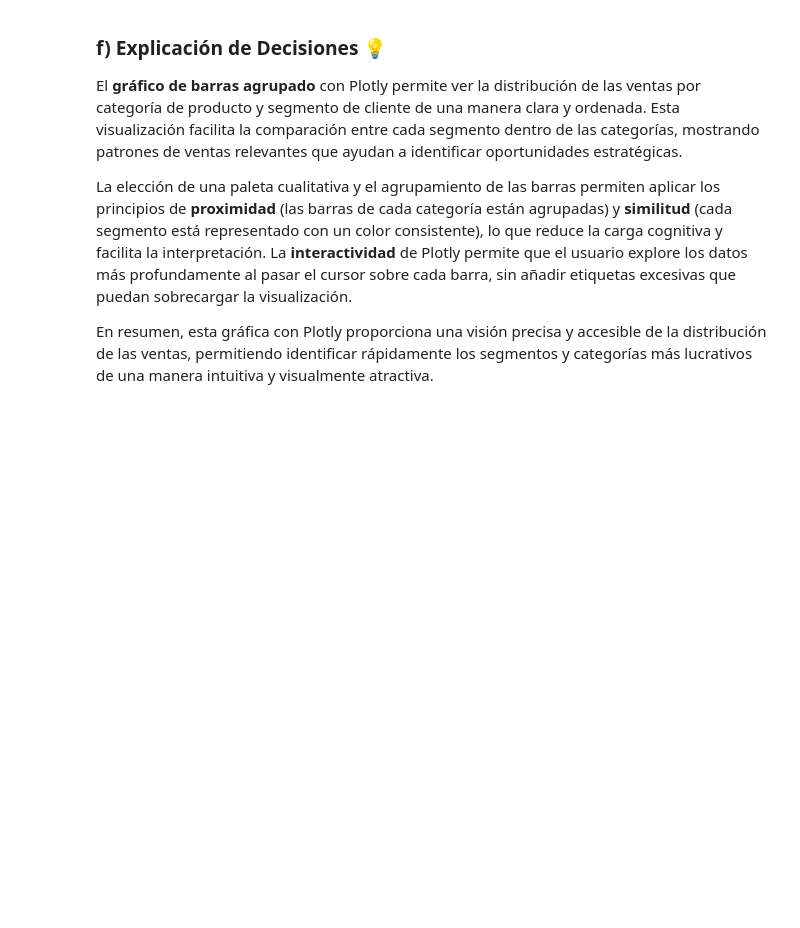
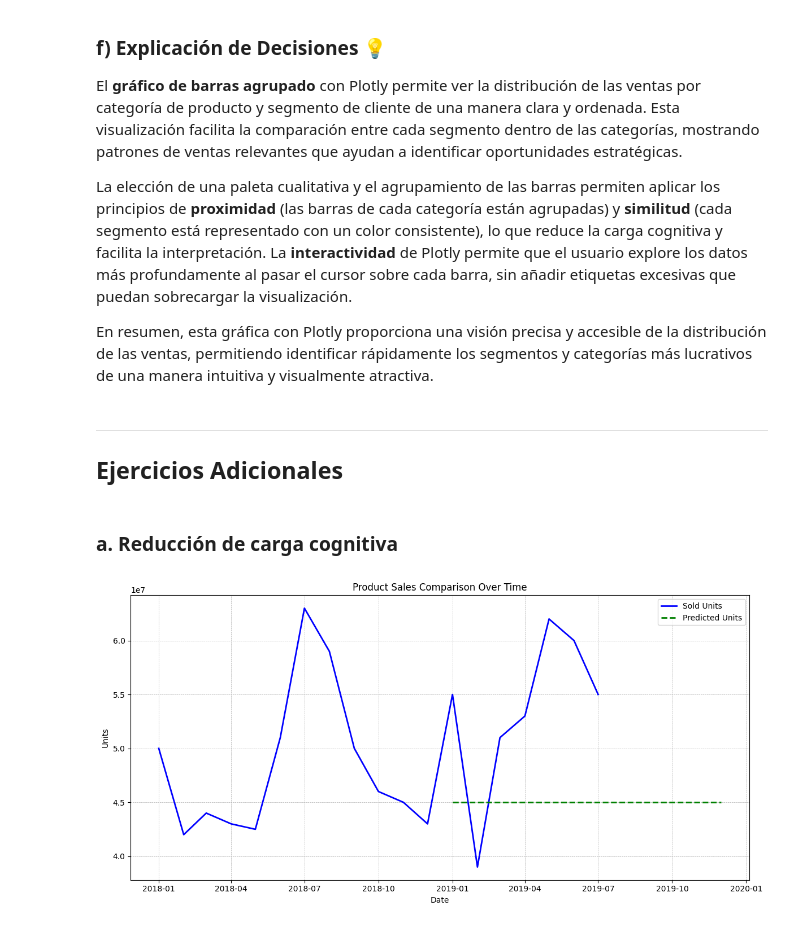
Before and after one commit to UVG-Works-Hub/data-visualization, a Jupyter notebook: visualization.ipynb, the cells around one changed output. Drawn from its saved outputs; the diff is of its cells as text; code cells hidden in the pictures; blank space fills up the shorter version.

```diff
--- a/visualization.ipynb
+++ b/visualization.ipynb
@@ -304,3 +313,37 @@ El **gráfico de barras agrupado** con Plotly permite ver la distribución de la
 La elección de una paleta cualitativa y el agrupamiento de las barras permiten aplicar los principios de **proximidad** (las barras de cada categoría están agrupadas) y **similitud** (cada segmento está representado con un color consistente), lo que reduce la carga cognitiva y facilita la interpretación. La **interactividad** de Plotly permite que el usuario explore los datos más profundamente al pasar el cursor sobre cada barra, sin añadir etiquetas excesivas que puedan sobrecargar la visualización.
 
 En resumen, esta gráfica con Plotly proporciona una visión precisa y accesible de la distribución de las ventas, permitiendo identificar rápidamente los segmentos y categorías más lucrativos de una manera intuitiva y visualmente atractiva.
+# %% [markdown]
+---
+
+## Ejercicios Adicionales
+# %%
+import pandas as pd
+import numpy as np
+import matplotlib.pyplot as plt
+import seaborn as sns
+
+sales = pd.read_csv('data/additional/Depuracion(ventas unitarias).csv')
+emissions = pd.read_csv('data/emissions/historical_emissions.csv')
+# %% [markdown]
+### a. Reducción de carga cognitiva
+# %%
+import matplotlib.pyplot as plt
+import pandas as pd
+
+sales.columns = ['date', 'sold_units', 'predicted_units']
+sales['date'] = pd.to_datetime(sales['date'], format='%b-%y')
+
+plt.figure(figsize=(12, 6))
+plt.plot(sales['date'], sales['sold_units'], label='Sold Units', color='blue', linewidth=2)
+plt.plot(sales['date'], sales['predicted_units'], label='Predicted Units', color='green', linestyle='--', linewidth=2)
+
+plt.title('Product Sales Comparison Over Time')
+plt.xlabel('Date')
+plt.ylabel('Units')
+plt.legend()
+plt.grid(True, which='major', linestyle='--', linewidth=0.5)
+plt.tight_layout()
+plt.show()
+# %% [output]
+[figure, added]
```
Also changed, not shown: parts of 9 cells of this notebook.
